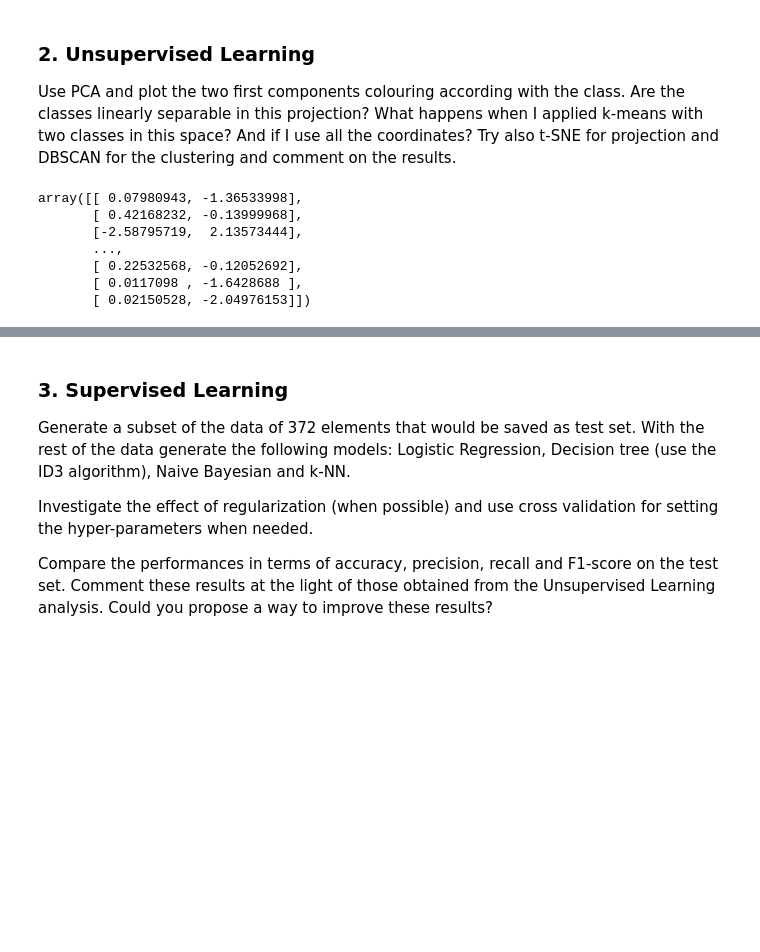
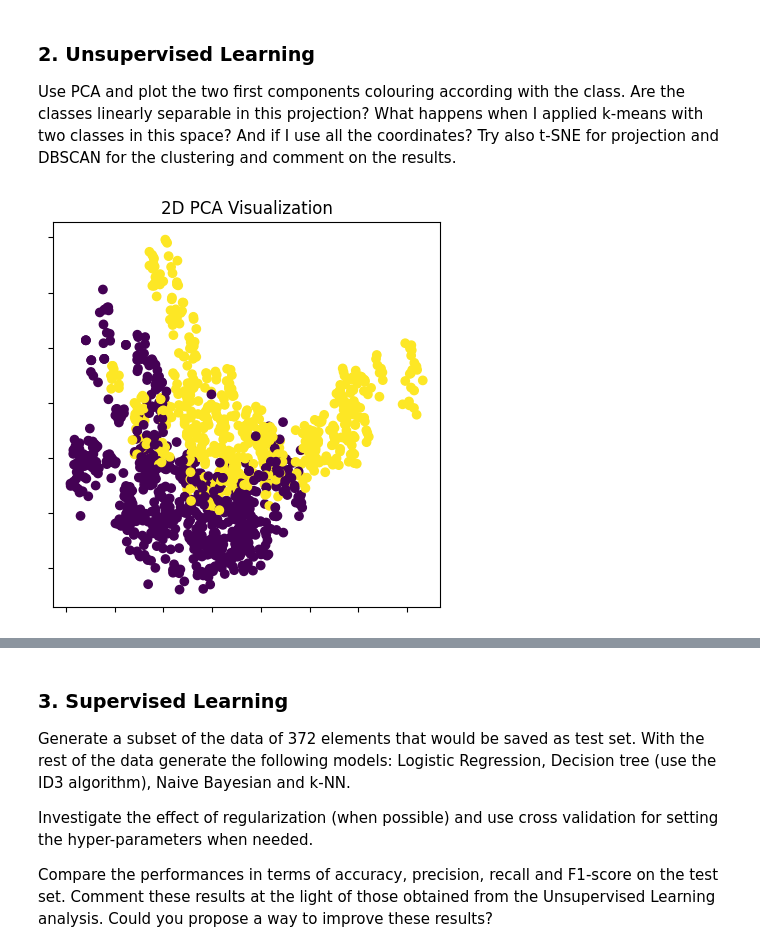
Before and after one commit to frekkoz3/Intro_to_ML_24-25, a Jupyter notebook: challenges/challenge 1/challenge-one.ipynb, the cells around one changed output, grey strips where cells are left out. Drawn from its saved outputs; the diff is of its cells as text; code cells hidden in the pictures; blank space fills up the shorter version.

```diff
--- a/challenges/challenge 1/challenge-one.ipynb
+++ b/challenges/challenge 1/challenge-one.ipynb
@@ -134,16 +134,22 @@ tridimensional_plot(df, triplets, colors, [('r', 0), ('b', 1)])
 ### 2. Unsupervised Learning
 
 Use PCA and plot the two first components colouring according with the class. Are the classes linearly separable in this projection? What happens when I applied k-means with two classes in this space? And if I use all the coordinates? Try also t-SNE for projection and DBSCAN for the clustering and comment on the results.
-# %%
-from sklearn.decomposition import PCA
-
-pca = PCA(n_components=2)
-data_pca = pca.fit_transform(df)
-# %% [output]
-array([[ 0.07980943, -1.36533998],
-       [ 0.42168232, -0.13999968],
-       [-2.58795719,  2.13573444],
-       ...,
-       [ 0.22532568, -0.12052692],
-       [ 0.0117098 , -1.6428688 ],
-       [ 0.02150528, -2.04976153]])
+# %%
+from sklearn.decomposition import PCA
+
+nc = 2 # number of components considered
+
+data = np.array(df)
+pca_2d = PCA(n_components=nc)
+data_pca_2d = pca_2d.fit_transform(data)
+# %%
+fig, ax = plt.subplots(figsize=(5, 5))
+
+ax.scatter(data_pca_2d[:, 0], data_pca_2d[:, 1], c=data[:, 4])
+ax.set_title('2D PCA Visualization')
+ax.set_yticklabels([])
+ax.set_xticklabels([])
+
+plt.show()
+# %% [output]
+[figure, added]
```
Also changed, not shown: parts of 7 cells of this notebook.
